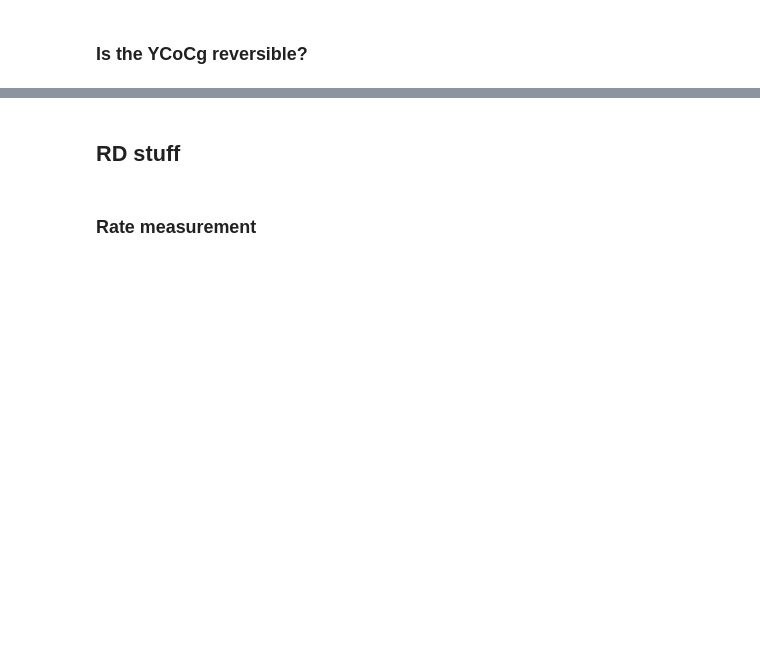
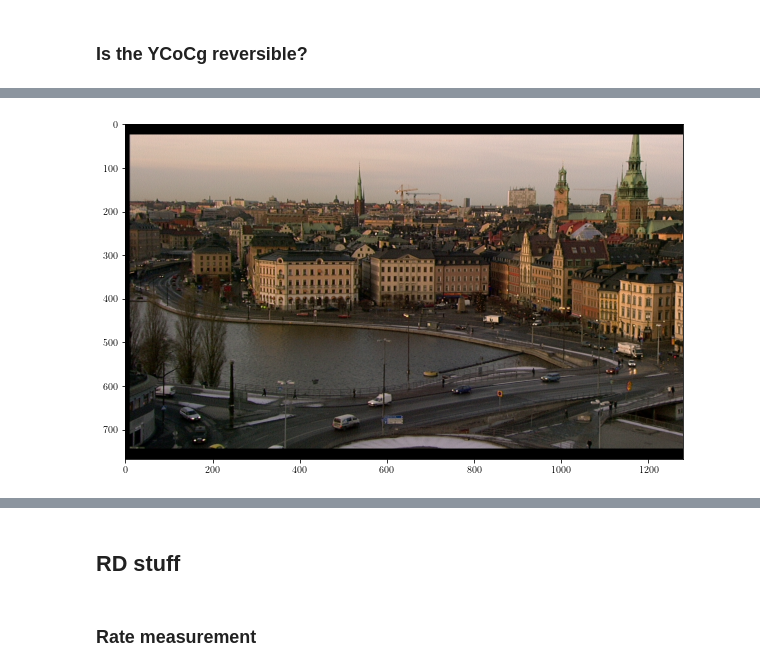
Before and after one commit to Sistemas-Multimedia/Sistemas-Multimedia.github.io, a Jupyter notebook: study_guide/06-color_transform/performance.ipynb, the cells around one changed output, grey strips where cells are left out. Cells and saved outputs as stored; diff of their text form; code cells hidden in the pictures; blank space fills up the shorter version.

```diff
--- a/study_guide/06-color_transform/performance.ipynb
+++ b/study_guide/06-color_transform/performance.ipynb
@@ -132,0 +155,4 @@ print(YCoCg.max(), YCoCg.min(), np.average(YCoCg))
+# %%
+show_frame(frame, "")
+# %% [output]
+[figure, added]
```
Also changed, not shown: parts of 29 cells of this notebook, 3 other files.
